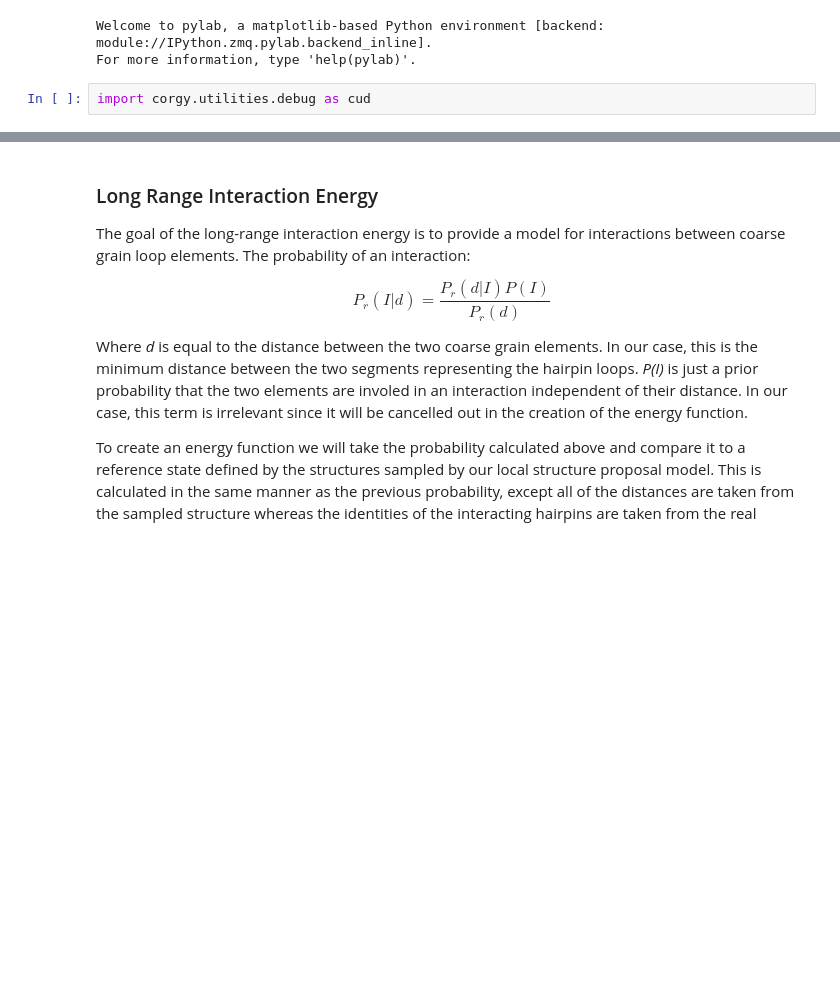
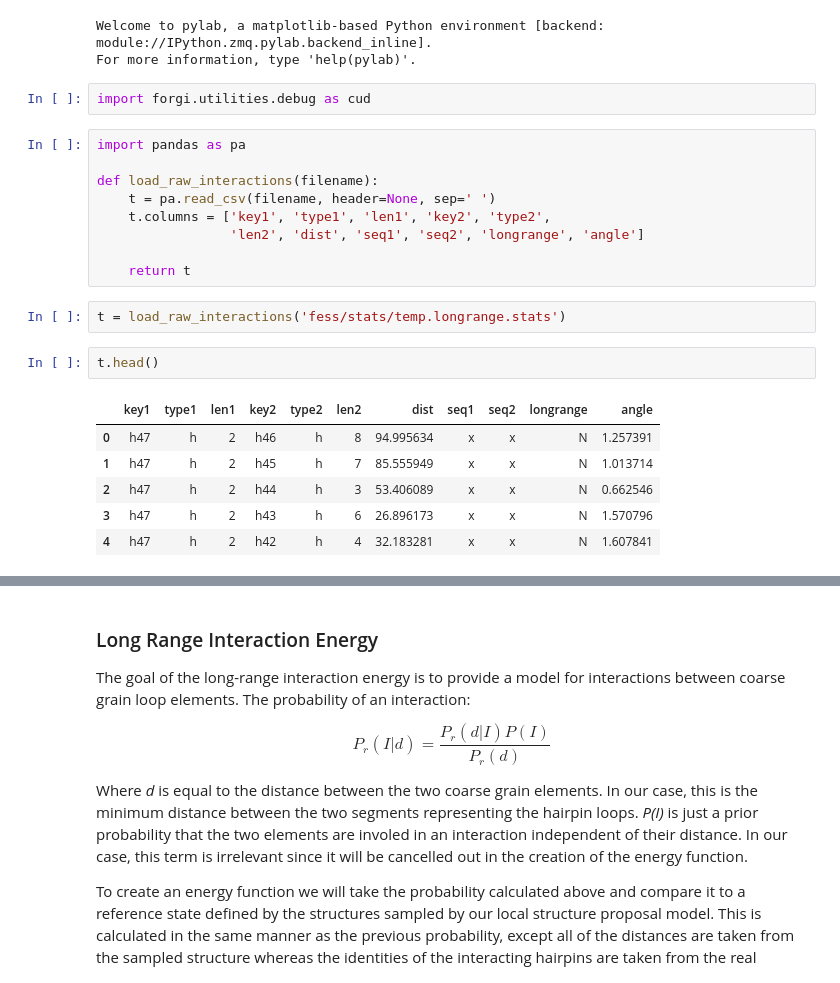
Before and after one commit to ViennaRNA/ernwin, a Jupyter notebook: ipy_notebook_ernwin.ipynb, the cells around one changed output, grey strips where cells are left out. Saved outputs shown, nothing was run; the diff lists cells and outputs as text; blank space fills up the shorter version.

```diff
--- a/ipy_notebook_ernwin.ipynb
+++ b/ipy_notebook_ernwin.ipynb
@@ -10,4 +10,24 @@ First we want to reload all modules upon execution so that we can play around wi
 Welcome to pylab, a matplotlib-based Python environment [backend: module://IPython.zmq.pylab.backend_inline].
 For more information, type 'help(pylab)'.
 # %%
-import corgy.utilities.debug as cud
+import forgi.utilities.debug as cud
+# %%
+import pandas as pa
+
+def load_raw_interactions(filename):
+    t = pa.read_csv(filename, header=None, sep=' ')
+    t.columns = ['key1', 'type1', 'len1', 'key2', 'type2',
+                 'len2', 'dist', 'seq1', 'seq2', 'longrange', 'angle']
+
+    return t
+# %%
+t = load_raw_interactions('fess/stats/temp.longrange.stats')
+# %%
+t.head()
+# %% [output]
+|  | key1 | type1 | len1 | key2 | type2 | len2 | dist | seq1 | seq2 | longrange | angle |
+| 0 | h47 | h | 2 | h46 | h | 8 | 94.995634 | x | x | N | 1.257391 |
+| 1 | h47 | h | 2 | h45 | h | 7 | 85.555949 | x | x | N | 1.013714 |
+| 2 | h47 | h | 2 | h44 | h | 3 | 53.406089 | x | x | N | 0.662546 |
+| 3 | h47 | h | 2 | h43 | h | 6 | 26.896173 | x | x | N | 1.570796 |
+| 4 | h47 | h | 2 | h42 | h | 4 | 32.183281 | x | x | N | 1.607841 |
```
Also changed, not shown: parts of 18 cells of this notebook, 4 other files.
